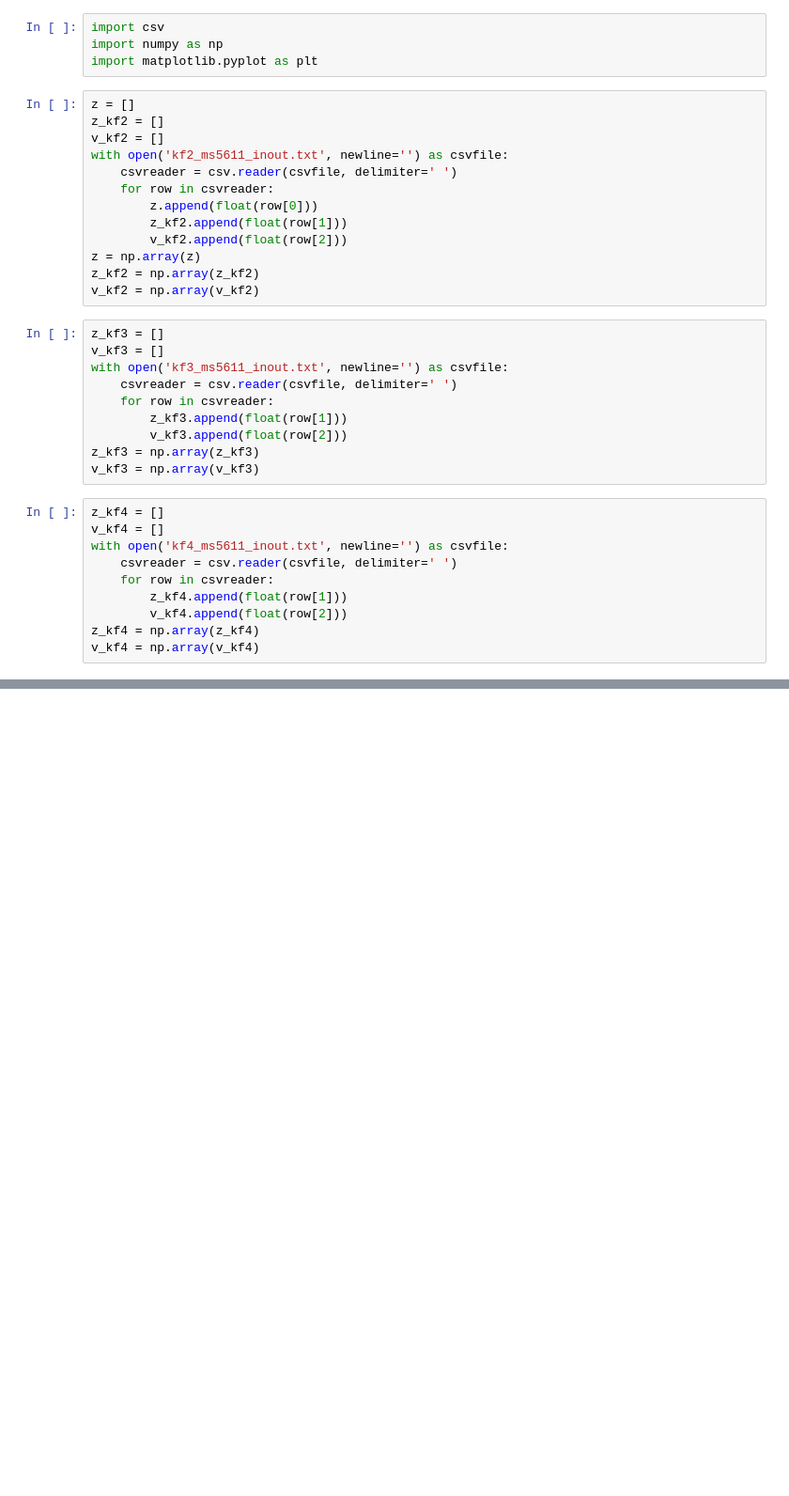
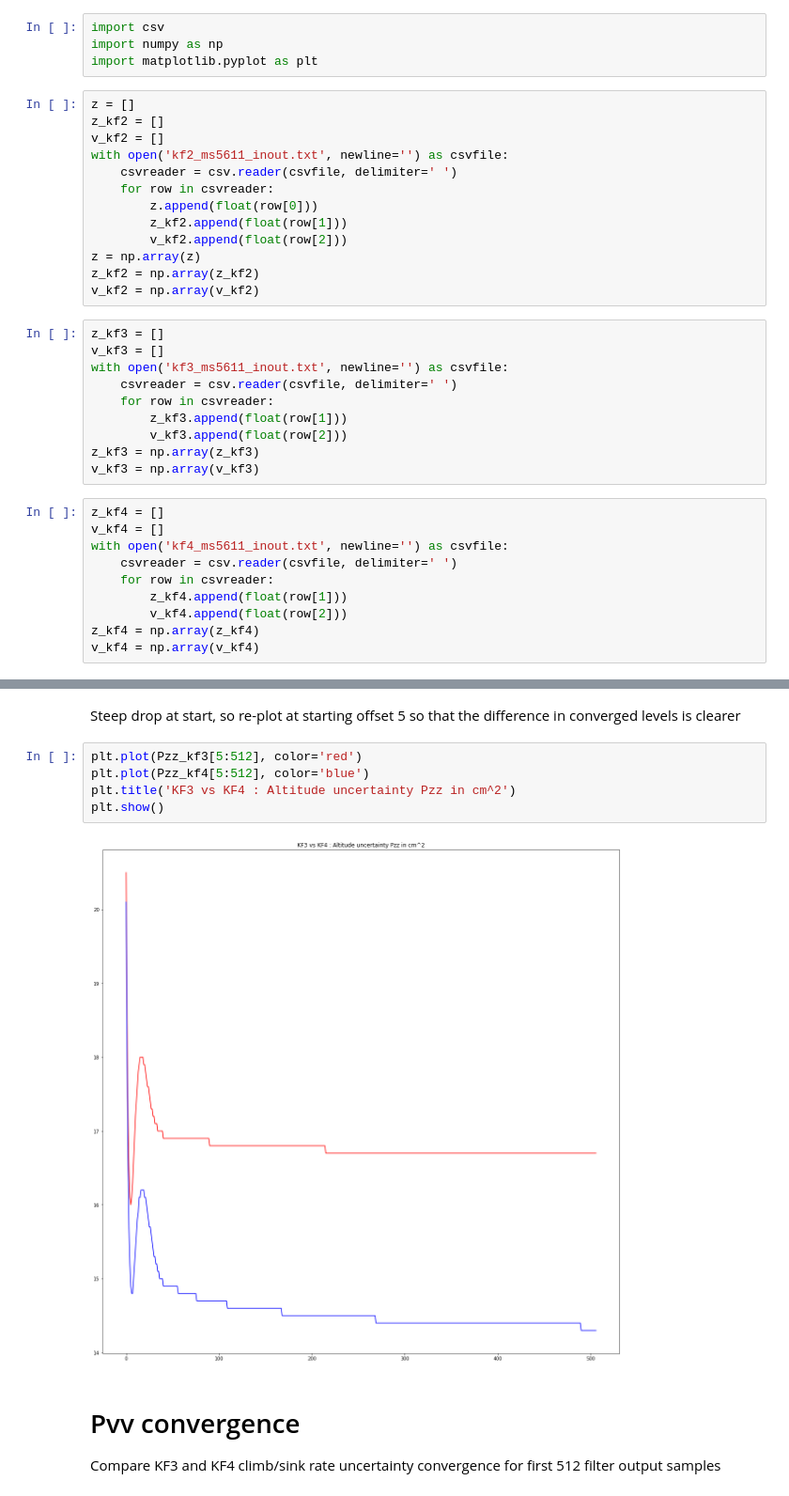
Before and after one commit to har-in-air/ESP32_IMU_BARO_GPS_VARIO, a Jupyter notebook: offline/compare_kf2_kf3_kf4.ipynb, the cells around one changed output, grey strips where cells are left out. Shown at 94% size. Saved outputs shown, nothing was run; the diff lists cells and outputs as text; blank space fills up the shorter version.

```diff
--- a/offline/compare_kf2_kf3_kf4.ipynb
+++ b/offline/compare_kf2_kf3_kf4.ipynb
@@ -107,0 +206,13 @@ plt.show()
+# %% [markdown]
+Steep drop at start, so re-plot at starting offset 5 so that the difference in converged levels is clearer
+# %%
+plt.plot(Pzz_kf3[5:512], color='red')
+plt.plot(Pzz_kf4[5:512], color='blue')
+plt.title('KF3 vs KF4 : Altitude uncertainty Pzz in cm^2')
+plt.show()
+# %% [output]
+[figure, added]
+# %% [markdown]
+# Pvv convergence
+
+Compare KF3 and KF4 climb/sink rate uncertainty convergence for first 512 filter output samples
```
Also changed, not shown: parts of 15 cells of this notebook, 5 other files.
